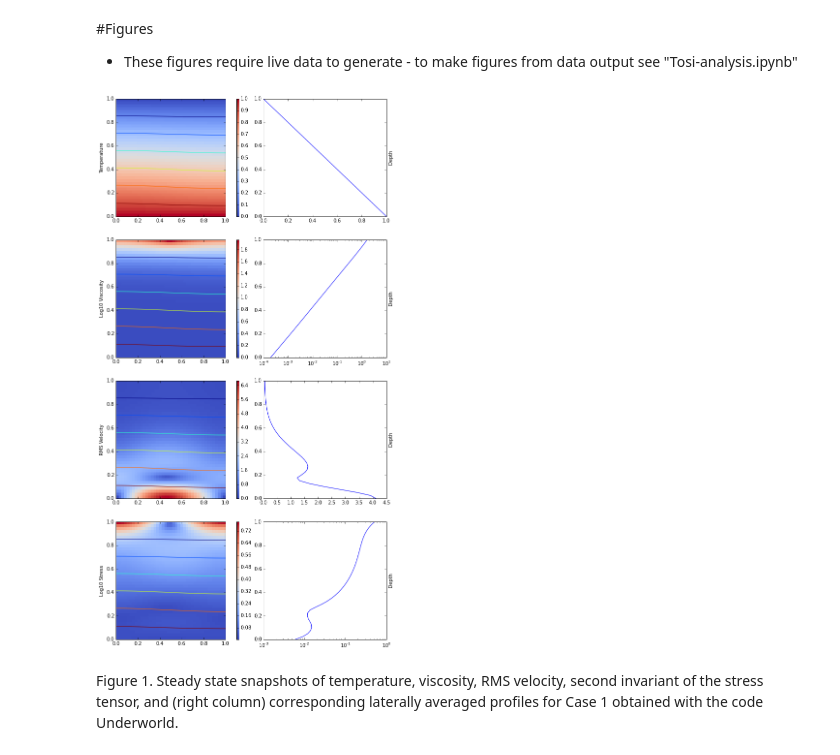
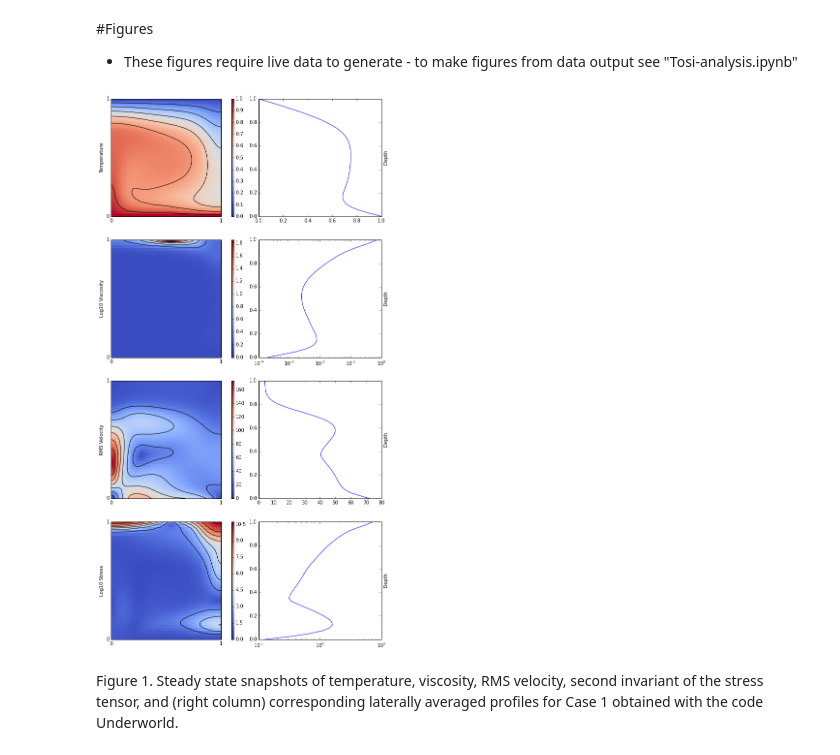
Before and after one commit to dansand/uw-bits, a Jupyter notebook: tosi/Tosi-etal.ipynb, the cells around one changed output. Drawn from its saved outputs; the diff is of its cells as text; code cells hidden in the pictures.

```diff
--- a/tosi/Tosi-etal.ipynb
+++ b/tosi/Tosi-etal.ipynb
@@ -24,7 +24,7 @@ import os
 RA  = 1e2        # Rayleigh number
 TS  = 0          # surface temperature
 TB  = 1          # bottom boundary temperature (melting point)
-YSTRESS = 1.0    # yield stress=1 in cases 1-4, =3.0..5.0 in case 5
+YSTRESS = 3.0    # yield stress=1 in cases 1-4, =3.0..5.0 in case 5
 ETA_T = 1e5
 ETA_Y = 10
 ETA0 = 1e-3
@@ -35,8 +35,9 @@ XDIV, YDIV = 40, 40 # number of horizontal and vertical divisions
 #dt = Constant(1e-10)# initial value of time step
 
 
-CASE = 4 # select identifier of the testing case (1-5)
+CASE = 5 # select identifier of the testing case (1-5)
 RES = False #Separate directory for resoltion tests
+save_figs = True
 # %% [markdown]
 ##Setup Mesh
 # %%
@@ -425,10 +424,14 @@ ax.set_ylabel?
 from mpl_toolkits.axes_grid1 import make_axes_locatable
 
 fig = pyplot.figure(figsize=(10,20))
+
+
 ax = fig.add_subplot(421)
+ax.set_xticks([0.,1.])
+ax.set_yticks([0.,1.])
 ax.set_ylabel('Temperature')
 i = ax.imshow(np.flipud(tempdata), interpolation='nearest', cmap='coolwarm', extent=[0., 1., 0., 1.], aspect='auto')
-ax.contour(image, extent=[0., 1., 0., 1.])
+ax.contour(tempdata, extent=[0., 1., 0., 1.], colors = 'k')
 divider = make_axes_locatable(pyplot.gca())
 cax = divider.append_axes("right", "2%", pad="10%")
 pyplot.colorbar(i, cax=cax)
@@ -441,9 +444,11 @@ ax.yaxis.set_label_position("right")
 pyplot.plot(tempmean[::-1],depth[::-1])
 
 ax = fig.add_subplot(423)
+ax.set_xticks([0.,1.])
+ax.set_yticks([0.,1.])
 i = ax.imshow(np.flipud(viscdata), interpolation='nearest', cmap='coolwarm', extent=[0., 1., 0., 1.], aspect='auto')
 ax.set_ylabel('Log10 Viscosity')
-ax.contour(image, extent=[0., 1., 0., 1.])
+ax.contour(viscdata, extent=[0., 1., 0., 1.], colors = 'k')
 divider = make_axes_locatable(pyplot.gca())
 cax = divider.append_axes("right", "2%", pad="10%")
 pyplot.colorbar(i, cax=cax)
@@ -453,36 +458,43 @@ ax = fig.add_subplot(424)
 ax.set_ylabel('Depth')
 ax.yaxis.set_label_position("right")
 pyplot.plot(viscmean[::-1],depth[::-1])
 ax.set_xscale('log')
 
 ax = fig.add_subplot(425)
+ax.set_xticks([0.,1.])
+ax.set_yticks([0.,1.])
 i = ax.imshow(np.flipud(rmsdata), interpolation='nearest', cmap='coolwarm', extent=[0., 1., 0., 1.], aspect='auto')
 ax.set_ylabel('RMS Velocity')
-ax.contour(image, extent=[0., 1., 0., 1.])
+ax.contour(rmsdata, extent=[0., 1., 0., 1.], colors = 'k')
 divider = make_axes_locatable(pyplot.gca())
 cax = divider.append_axes("right", "2%", pad="10%")
 pyplot.colorbar(i, cax=cax)
 
 ax = fig.add_subplot(426)
 ax.set_ylabel('Depth')
 ax.yaxis.set_label_position("right")
 pyplot.plot(rmsmean[::-1],depth[::-1])
 
 ax = fig.add_subplot(427)
+ax.set_xticks([0.,1.])
+ax.set_yticks([0.,1.])
 i = ax.imshow(np.flipud(stressdata), interpolation='nearest', cmap='coolwarm', extent=[0., 1., 0., 1.], aspect='auto')
 ax.set_ylabel('Log10 Stress')
-ax.contour(image, extent=[0., 1., 0., 1.])
+ax.contour(stressdata, extent=[0., 1., 0., 1.], colors = 'k')
 divider = make_axes_locatable(pyplot.gca())
 cax = divider.append_axes("right", "2%", pad="10%")
 pyplot.colorbar(i, cax=cax)
 
 ax = fig.add_subplot(428)
 ax.set_ylabel('Depth')
 ax.yaxis.set_label_position("right")
 pyplot.plot(stressmean[::-1],depth[::-1])
 ax.set_xscale('log')
+
+
+fig.savefig("tosi.png")
 # %% [output]
-[figure, old version]
+[figure, new version]
 # %% [markdown]
 Figure 1. Steady state snapshots of temperature, viscosity, RMS velocity, second invariant of the stress tensor, and (right column) corresponding laterally averaged profiles for Case 1 obtained with the code Underworld.
 # %% [markdown]
```
Also changed, not shown: parts of 7 cells of this notebook, 7 other files.
